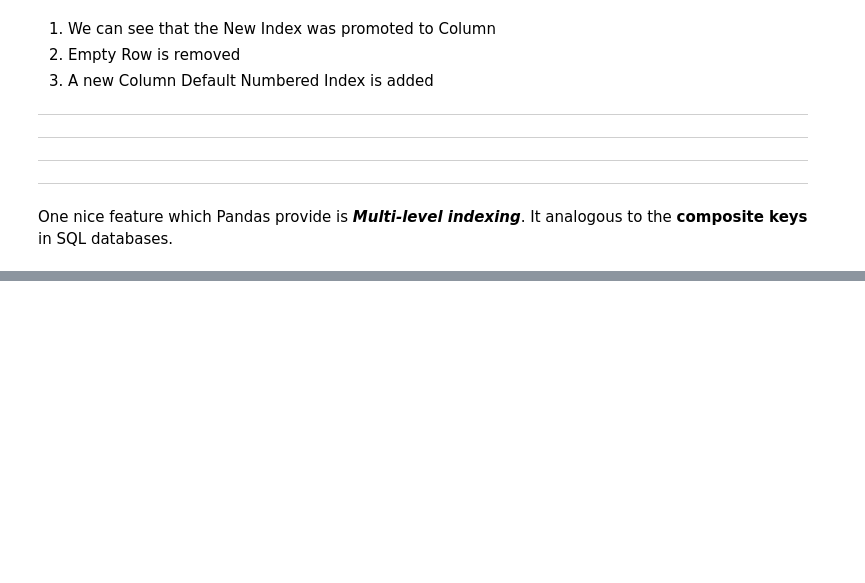
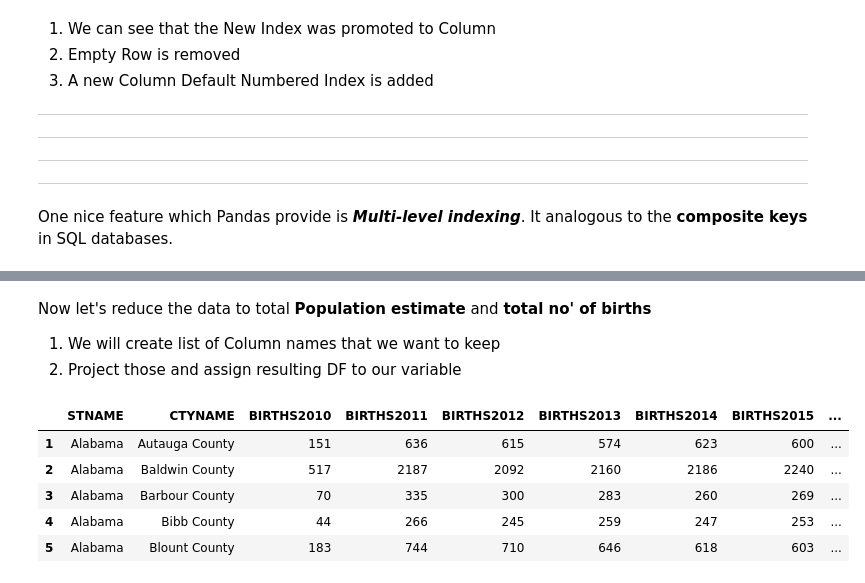
Before and after one commit to mohitsoni7/coursera_datasci_1, a Jupyter notebook: week2-pandas.ipynb, the cells around one changed output, grey strips where cells are left out. Cells and saved outputs as stored; diff of their text form; code cells hidden in the pictures; blank space fills up the shorter version.

Commit message:
week2: assignment

```diff
--- a/week2-pandas.ipynb
+++ b/week2-pandas.ipynb
@@ -829,0 +854,29 @@ census_df.loc[]
+# %% [markdown]
+Now let's reduce the data to total **Population estimate** and **total no' of births**
+1. We will create list of Column names that we want to keep
+2. Project those and assign resulting DF to our variable
+# %%
+columns_to_keep = ['STNAME',
+                   'CTYNAME',
+                   'BIRTHS2010',
+                   'BIRTHS2011',
+                   'BIRTHS2012',
+                   'BIRTHS2013',
+                   'BIRTHS2014',
+                   'BIRTHS2015',
+                   'POPESTIMATE2010',
+                   'POPESTIMATE2011',
+                   'POPESTIMATE2012',
+                   'POPESTIMATE2013',
+                   'POPESTIMATE2014',
+                   'POPESTIMATE2015',
+                  ]
+census_df = census_df[columns_to_keep]
+census_df.head()
+# %% [output]
+|  | STNAME | CTYNAME | BIRTHS2010 | BIRTHS2011 | BIRTHS2012 | BIRTHS2013 | BIRTHS2014 | BIRTHS2015 | ... |
+| 1 | Alabama | Autauga County | 151 | 636 | 615 | 574 | 623 | 600 | ... |
+| 2 | Alabama | Baldwin County | 517 | 2187 | 2092 | 2160 | 2186 | 2240 | ... |
+| 3 | Alabama | Barbour County | 70 | 335 | 300 | 283 | 260 | 269 | ... |
+| 4 | Alabama | Bibb County | 44 | 266 | 245 | 259 | 247 | 253 | ... |
+| 5 | Alabama | Blount County | 183 | 744 | 710 | 646 | 618 | 603 | ... |
```
Also changed, not shown: parts of 22 cells of this notebook, 1 other file.
